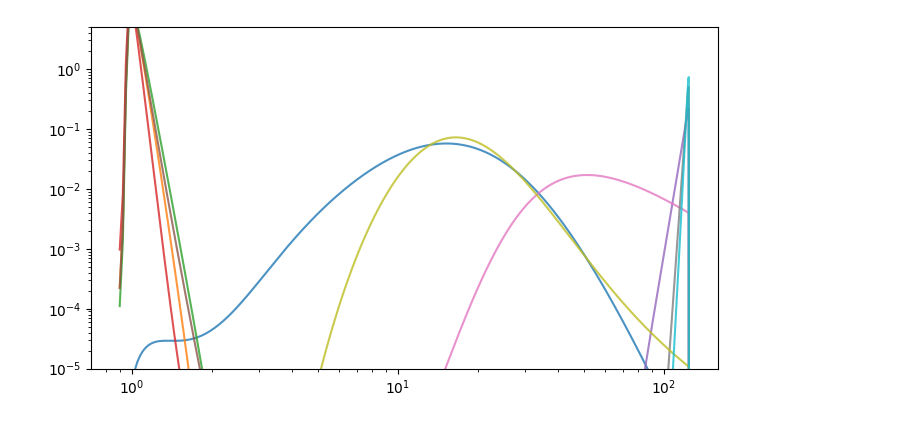
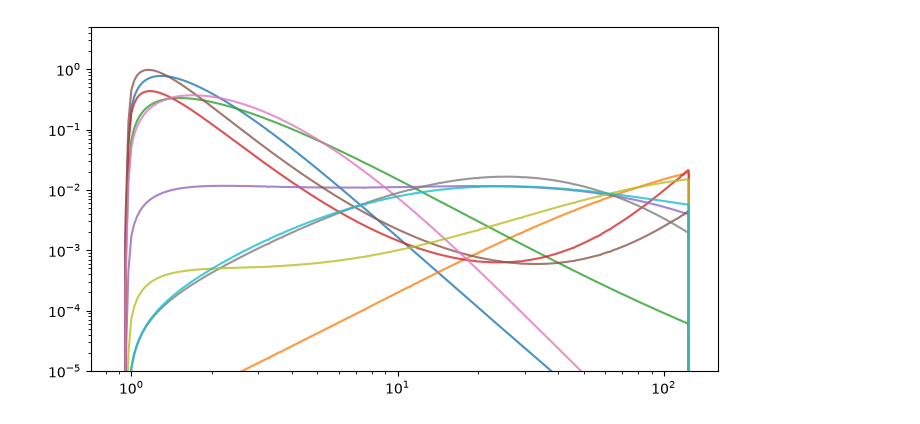
Before and after one commit to CosmoStatGW/CHIMERA, a Jupyter notebook: examples/nn.ipynb, the cells around one changed output. Saved outputs shown, nothing was run; the diff lists cells and outputs as text; code cells hidden in the pictures.

```diff
--- a/examples/nn.ipynb
+++ b/examples/nn.ipynb
@@ -4,16 +4,16 @@ os.environ['CHIMERA_ENABLE_GPU'] = "True"
 sys.path.append(os.getcwd()+'/../')
 import jax.numpy as jnp
 import matplotlib.pyplot as plt
-from CHIMERA.population.mass.paired import neural_density
+from CHIMERA.population.mass.paired import random_features_density
 from CHIMERA.population.mass import p_m1m2, p_m1, pdf_joint_and_marg
 
 nn_config = dict(
-    hidden_size=8,
-    depth=2,
+    n_features=16,
+    feature_scale=1.0,
     input_size=1,
 )
 
-model = neural_density(**nn_config, alpha = 2.5,
+model = random_features_density(**nn_config,
                        m_low=0.9245569825399548,  m_high=124.20678928592034,
                       bottomsmooth=0.08456654031744229, topsmooth=0.07731696292920931)
 model
@@ -42,59 +40,55 @@ neural_density(
 import jax
 import jax.numpy as jnp
 import matplotlib.pyplot as plt
-from CHIMERA.utils import jax_distributions as dist
-from CHIMERA.utils import emcee_utils as eu
+import numpyro.distributions as dist
 
 def norm(loc, scale):
  return dist.Normal(loc=loc, scale=scale)
 
 nn_config = dict(
-    hidden_size=8,
-    depth=2,
+    n_features=16,
+    feature_scale=1.0,
     input_size=1,
 )
 
+# Only w_out is a free/sampled parameter for the random-features model --
+# W_hidden/b_hidden are drawn once at construction and fixed forever, so
+# there is nothing to put a prior on for them.
 priors = {
-    **{f"nn_weight{i}": norm(loc=0., scale=5.) for i in range(nn_config['input_size'] * nn_config['hidden_size'])},
-    **{f"nn_bias{i}": norm(loc=0., scale=2.5) for i in range(nn_config['hidden_size'])},
-    **{f"nn_weight{i + nn_config['input_size'] * nn_config['hidden_size']}": norm(loc=0., scale=2.5) for i in range(nn_config['hidden_size']**2)},
-    **{f"nn_bias{i + nn_config['hidden_size']}": norm(loc=0., scale=2.) for i in range(nn_config['hidden_size'])},
-    **{f"nn_weight{i + nn_config['input_size'] * nn_config['hidden_size'] + nn_config['hidden_size']**2}": norm(loc=0., scale=2.) for i in range(nn_config['hidden_size'])},
+    f"w_out{i}": norm(loc=0., scale=1.5) for i in range(nn_config['n_features'])
 }
 param_keys = list(priors.keys())
 
 # ---------------------------------------------------------------------------
 # A few random realizations, overlaid on the marginal
 # ---------------------------------------------------------------------------
 
 n_realizations = 10
 master_key = jax.random.PRNGKey(1)
 keys = jax.random.split(master_key, n_realizations)
 
 input_size = model.input_size
-hidden_size = model.hidden_size
-depth = model.depth
+n_features = model.n_features
 
 fig, ax = plt.subplots(1, 1, figsize=(7, 4))
 
 m1 = jnp.linspace(0.9,125,5000)
 
 for i, key in enumerate(keys):
   subkeys = jax.random.split(key, len(param_keys))
-  params = [priors[k].sample(subkeys[j]) for j, k in enumerate(param_keys)]
-  hyperparams = eu.generate_dict(params, param_keys, nn_config=nn_config)
-  model_rand = model.update(**hyperparams)
+  w_out = jnp.array([priors[k].sample(subkeys[j]) for j, k in enumerate(param_keys)])
+  model_rand = model.update(w_out=w_out)
 
   pdf = p_m1(model_rand, m1)
   ax.plot(m1, pdf, alpha=0.8, label=f"draw {i}")
   ax.set_xscale('log')
   ax.set_yscale('log')
   ax.set_ylim(1e-5,5)
 
 fig.tight_layout()
 plt.show()
 # %% [output]
-[figure, old version]
+[figure, new version]
 # %%
 m1 = jnp.linspace(0.5,150,5000)
 m1g = jnp.array([m1 for _ in range(300)]).T
```
Also changed, not shown: parts of 9 cells of this notebook, 2 other files.
